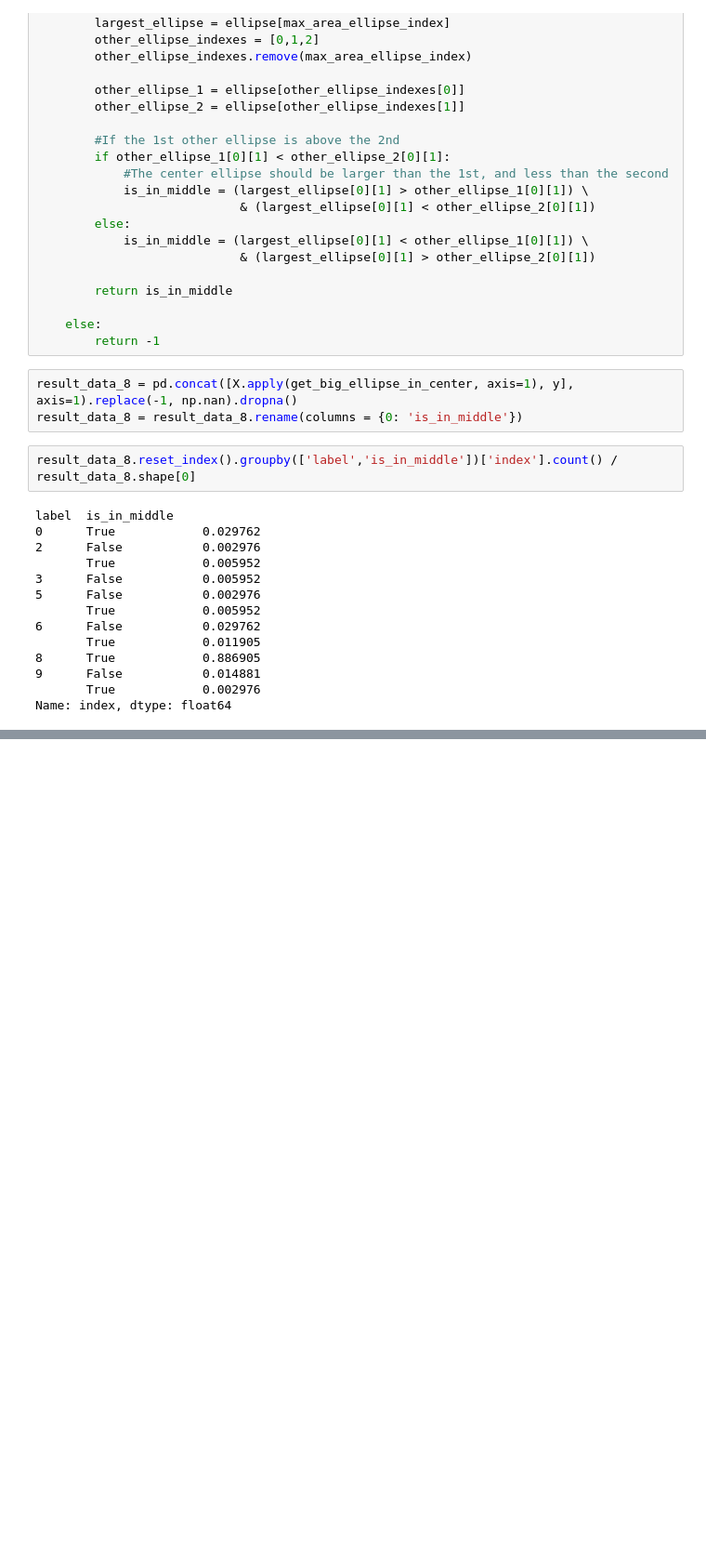
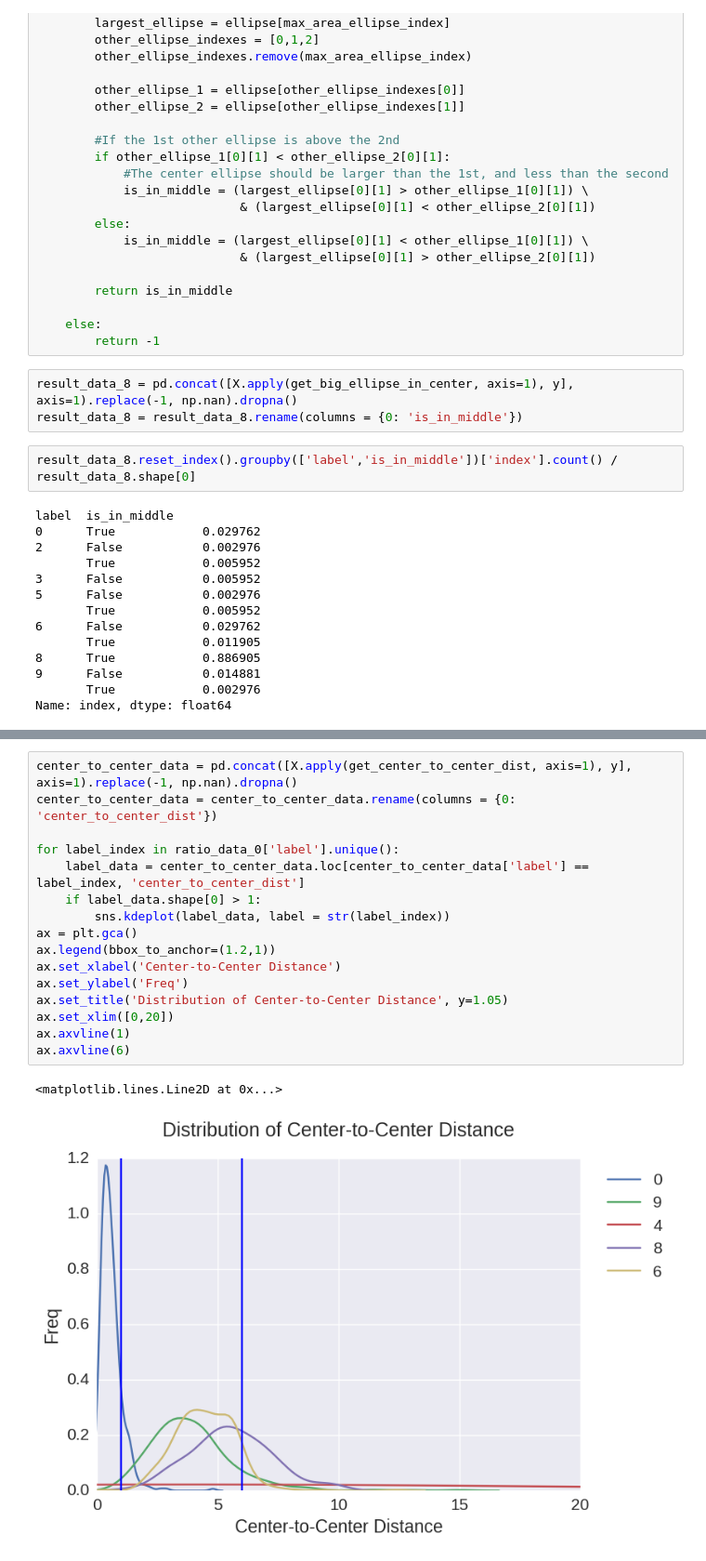
Before and after one commit to asuther/MNIST, a Jupyter notebook: notebooks/exploration/2016.11.13-1-Calculating features of ellipses from numbers.ipynb, the cells around one changed output, grey strips where cells are left out. Shown at 93% size. Drawn from its saved outputs; the diff is of its cells as text; blank space fills up the shorter version.

```diff
--- a/notebooks/exploration/2016.11.13-1-Calculating features of ellipses from numbers.ipynb
+++ b/notebooks/exploration/2016.11.13-1-Calculating features of ellipses from numbers.ipynb
@@ -358,0 +398,19 @@ Name: index, dtype: float64
+# %%
+center_to_center_data = pd.concat([X.apply(get_center_to_center_dist, axis=1), y], axis=1).replace(-1, np.nan).dropna()
+center_to_center_data = center_to_center_data.rename(columns = {0: 'center_to_center_dist'})
+
+for label_index in ratio_data_0['label'].unique():
+    label_data = center_to_center_data.loc[center_to_center_data['label'] == label_index, 'center_to_center_dist']
+    if label_data.shape[0] > 1:
+        sns.kdeplot(label_data, label = str(label_index))
+ax = plt.gca()
+ax.legend(bbox_to_anchor=(1.2,1))
+ax.set_xlabel('Center-to-Center Distance')
+ax.set_ylabel('Freq')
+ax.set_title('Distribution of Center-to-Center Distance', y=1.05)
+ax.set_xlim([0,20])
+ax.axvline(1)
+ax.axvline(6)
+# %% [output]
+<matplotlib.lines.Line2D at 0x...>
+[figure, added]
```
Also changed, not shown: parts of 3 cells of this notebook, 1 other file.
